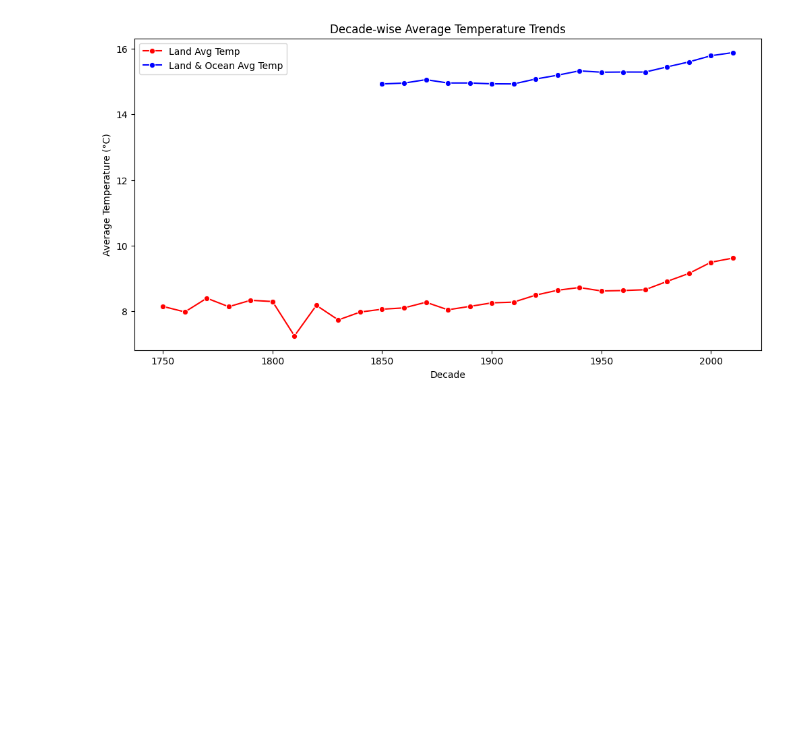
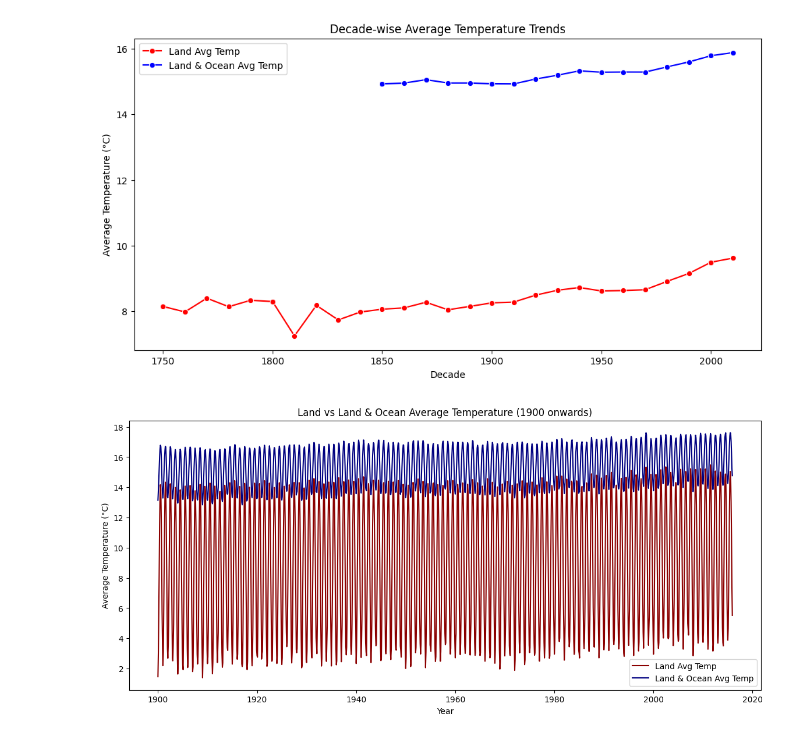
Before and after one commit to lalit1511/EDA_Projects, a Jupyter notebook: Climate_Change.ipynb, the cells around one changed output. Cells and saved outputs as stored; diff of their text form; code cells hidden in the pictures; blank space fills up the shorter version.

```diff
--- a/Climate_Change.ipynb
+++ b/Climate_Change.ipynb
@@ -107,3 +107,18 @@ plt.legend()
 plt.show()
 # %% [output]
 [figure]
+# %%
+# Filter data from 1900 onwards
+recent_df = df[df['dt'].dt.year >= 1900]
+
+# Plot
+plt.figure(figsize=(14,6))
+sns.lineplot(x='dt', y='LandAverageTemperature', data=recent_df, label='Land Avg Temp', color='darkred')
+sns.lineplot(x='dt', y='LandAndOceanAverageTemperature', data=recent_df, label='Land & Ocean Avg Temp', color='navy')
+plt.title('Land vs Land & Ocean Average Temperature (1900 onwards)')
+plt.xlabel('Year')
+plt.ylabel('Average Temperature (°C)')
+plt.legend()
+plt.show()
+# %% [output]
+[figure, added]
```
